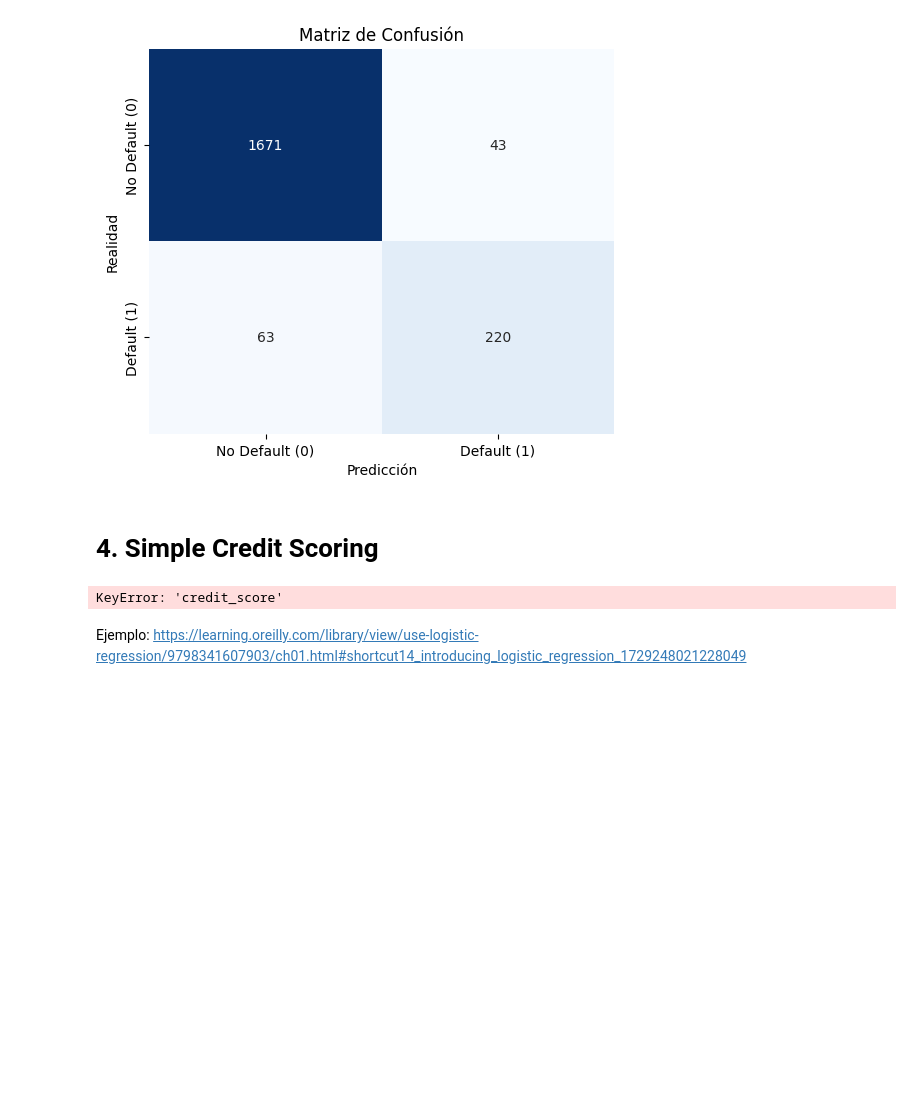
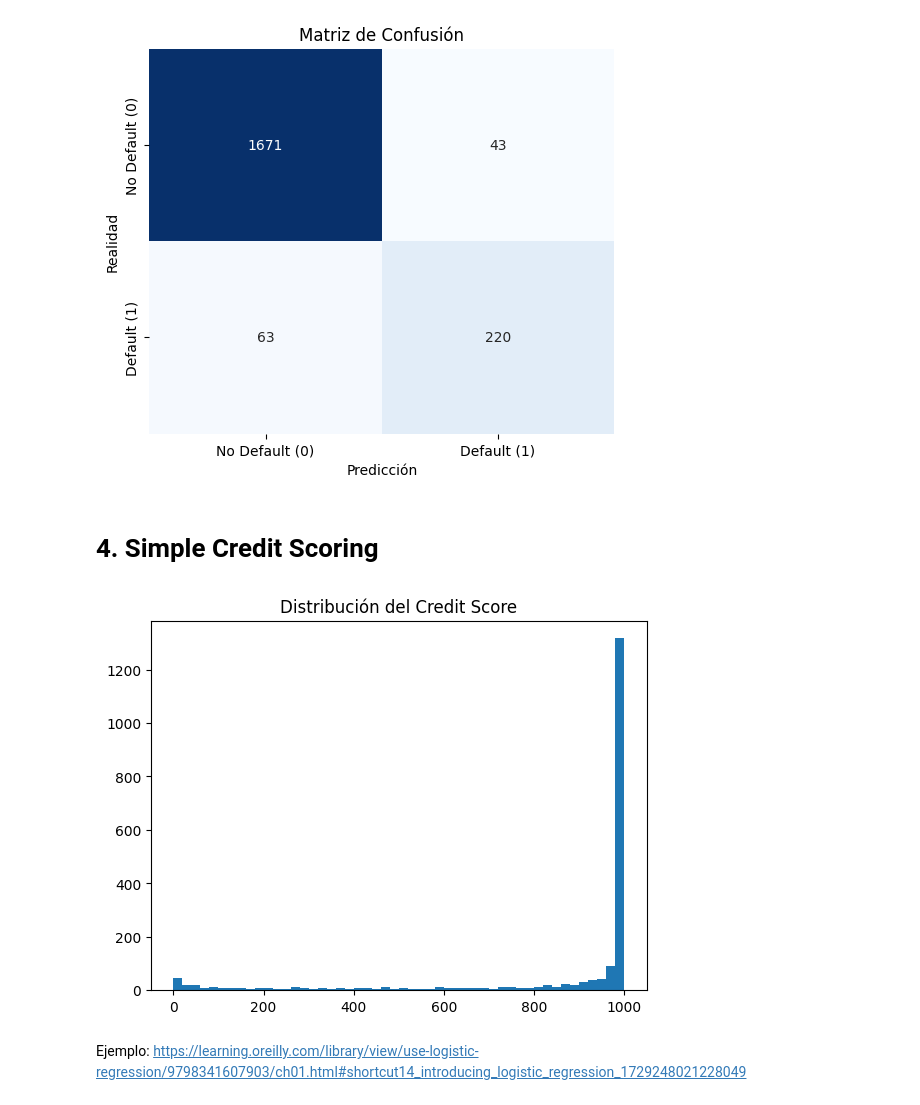
Before and after one commit to jeanbrizuela54-netizen/CreditScoring, a Jupyter notebook: notebooks/s01/s01_simulacion.ipynb, the cells around one changed output. Cells and saved outputs as stored; diff of their text form; code cells hidden in the pictures; blank space fills up the shorter version.

```diff
--- a/notebooks/s01/s01_simulacion.ipynb
+++ b/notebooks/s01/s01_simulacion.ipynb
@@ -105,10 +105,10 @@ Text(45.72222222222221, 0.5, 'Realidad')
 # %%
 df["score_simple"] = (1 - probabilities) * 1000
 # %%
-plt.hist(df["credit_score"], bins=50)
+plt.hist(df["score_simple"], bins=50)
 plt.title("Distribución del Credit Score")
 plt.show()
 # %% [output]
-KeyError: 'credit_score'
+[figure, added]
 # %% [markdown]
 Ejemplo: https://learning.oreilly.com/library/view/use-logistic-regression/9798341607903/ch01.html#shortcut14_introducing_logistic_regression_1729248021228049
```
